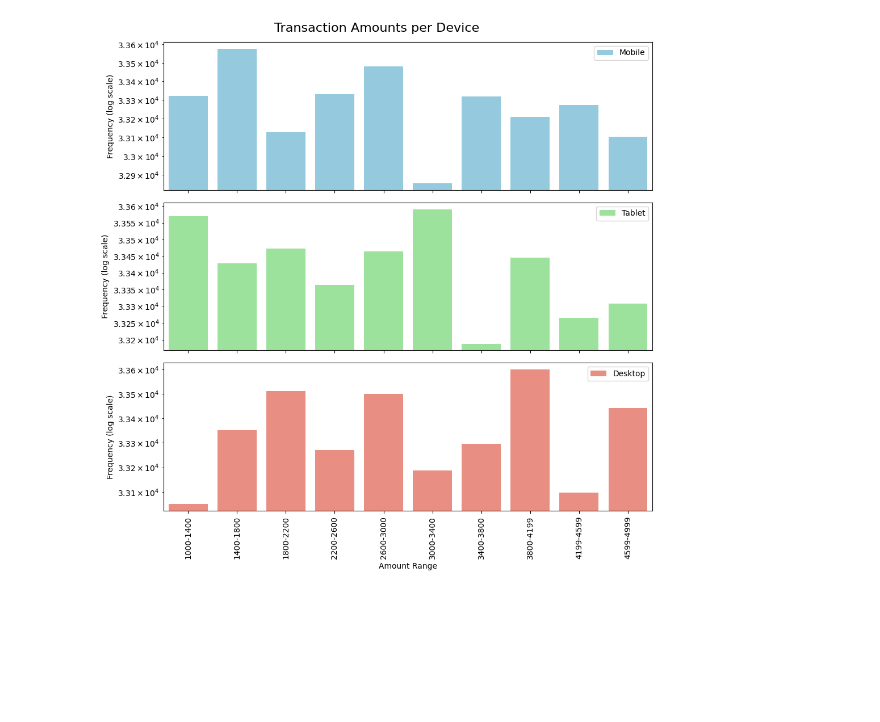
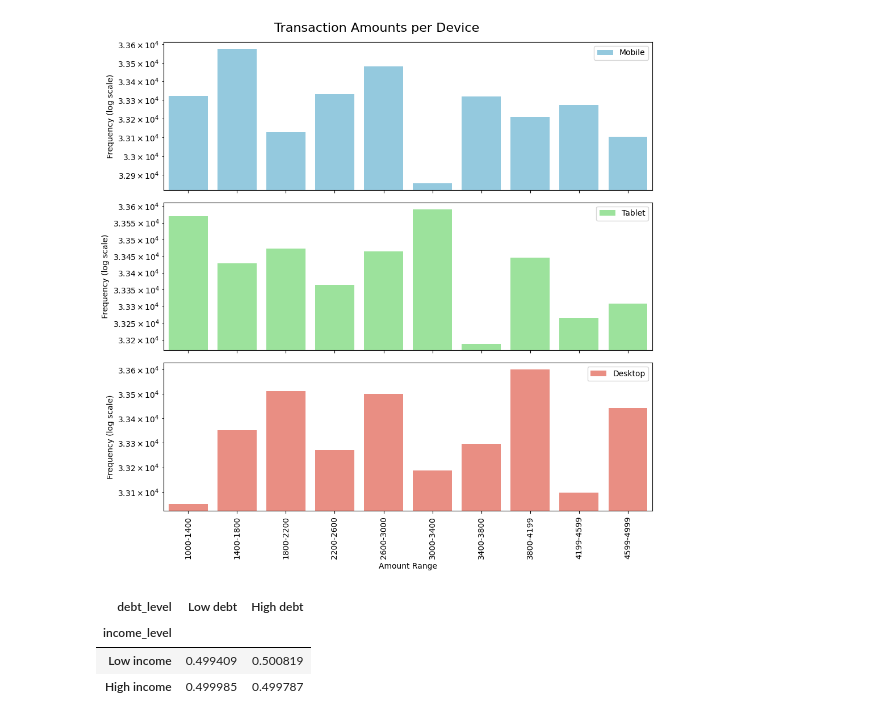
Before and after one commit to aashishraja/fraud-detection-project, a Jupyter notebook: notebooks/eda.ipynb, the cells around one changed output. Drawn from its saved outputs; the diff is of its cells as text; code cells hidden in the pictures; blank space fills up the shorter version.

Commit message:
Explored possibilities of relationship between debt to fraud

```diff
--- a/notebooks/eda.ipynb
+++ b/notebooks/eda.ipynb
@@ -240,3 +240,28 @@ plt.tight_layout()
 plt.show()
 # %% [output]
 [figure]
+# %%
+fulldf['income_level'] = pd.qcut(
+    fulldf['income'],
+    2,
+    labels=['Low income', 'High income']
+)
+
+fulldf['debt_level'] = pd.qcut(
+    fulldf['debt'],
+    2,
+    labels=['Low debt', 'High debt']
+)
+
+fraud_rate_quad = (
+    fulldf
+        .groupby(['income_level', 'debt_level'])['is_fraud']
+        .mean()
+        .unstack()
+)
+fraud_rate_quad
+# %% [output]
+| debt_level | Low debt | High debt |
+| income_level |  |  |
+| Low income | 0.499409 | 0.500819 |
+| High income | 0.499985 | 0.499787 |
```
